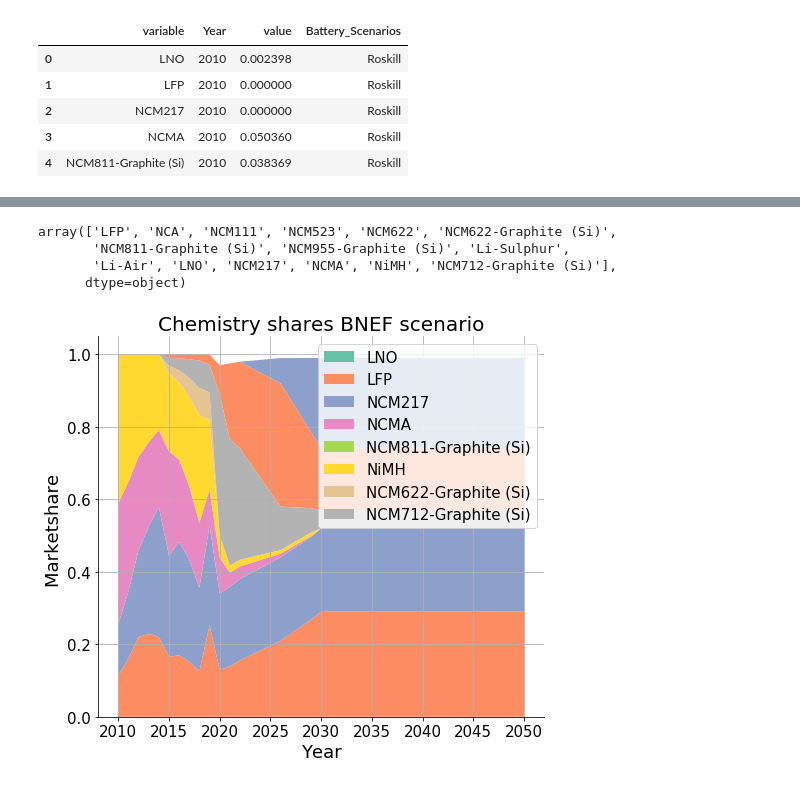
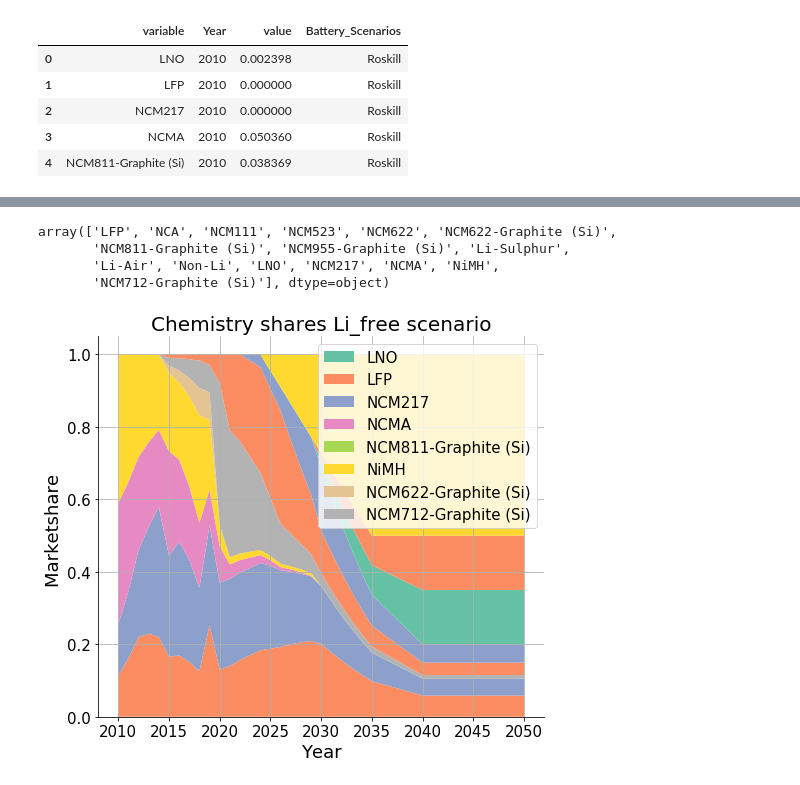
Before and after one commit to fernaag/Global_LIB_system, a Jupyter notebook: data_handling/fitting_and_preparation/batteryChemistry_motorEnergy_vehicleSize_World.ipynb, the cells around one changed output, grey strips where cells are left out. Drawn from its saved outputs; the diff is of its cells as text; code cells hidden in the pictures.

```diff
--- a/data_handling/fitting_and_preparation/batteryChemistry_motorEnergy_vehicleSize_World.ipynb
+++ b/data_handling/fitting_and_preparation/batteryChemistry_motorEnergy_vehicleSize_World.ipynb
@@ -145,7 +145,7 @@ Vehicle stock model for Global fleet
 # %% [markdown]
 ### Preparing battery chemistry file per segment
 # %%
-chem = pd.read_excel('/Users/fernaag/Library/CloudStorage/Box-Box/BATMAN/Data/Database/data/01_raw_data/Xi_et_al_model_2020/batteryChemistry_2005_2050.xlsx')
+chem = pd.read_excel('/Users/fernaag/Library/CloudStorage/Box-Box/BATMAN/Data/Database/data/01_raw_data/Xi_et_al_model_2020/batteryChemistry_2005_2050_BMCNedit.xlsx', usecols="A:M")
 chem.keys()
 # %% [output]
 Index(['Battery_Scenarios', 'Year ', 'LFP', 'NCA', 'NCM111', 'NCM523',
@@ -284,8 +285,8 @@ chem2.variable.unique()
 # %% [output]
 array(['LFP', 'NCA', 'NCM111', 'NCM523', 'NCM622', 'NCM622-Graphite (Si)',
        'NCM811-Graphite (Si)', 'NCM955-Graphite (Si)', 'Li-Sulphur',
-       'Li-Air', 'LNO', 'NCM217', 'NCMA', 'NiMH', 'NCM712-Graphite (Si)'],
-      dtype=object)
+       'Li-Air', 'Non-Li', 'LNO', 'NCM217', 'NCMA', 'NiMH',
+       'NCM712-Graphite (Si)'], dtype=object)
 # %%
 # Assming PHEVs have the same battery chemistry scenarios as BEVs
 ChemArray = np.zeros((Na,Ng,Nb,Nt))
@@ -300,22 +301,22 @@ for s in range(10):
 np.save('/Users/fernaag/Library/CloudStorage/Box-Box/BATMAN/Data/Database/data/03_scenario_data/global_model/batteryChemistry/batteryChemistry_batteryScenarios.npy', ChemArray)
 # %%
 fig, ax = plt.subplots(figsize=(8,7)) ### The legend is wrong
-i = 6
+i = 8
 ax.set_prop_cycle(custom_cycler)
 ax.stackplot(IndexTable.Classification[IndexTable.index.get_loc('Time')].Items[60:],
         ChemArray[i,1,:,60:])
 ax.set_ylabel('Marketshare ',fontsize =18)
 right_side = ax.spines["right"]
 right_side.set_visible(False)
 top = ax.spines["top"]
 top.set_visible(False)
 plt.grid()
 ax.legend(interpol.Chemistry.unique(), loc='upper right',prop={'size':15})
 ax.set_title('Chemistry shares {} scenario'.format(IndexTable.Classification[IndexTable.index.get_loc('Chemistry_Scenarios')].Items[i]), fontsize=20)
 ax.set_xlabel('Year',fontsize =18)
 ax.tick_params(axis='both', which='major', labelsize=15)
 # %% [output]
-[figure, old version]
+[figure, new version]
 # %%
 Na
 # %% [output]
```
Also changed, not shown: parts of 7 cells of this notebook, 18 other files.
